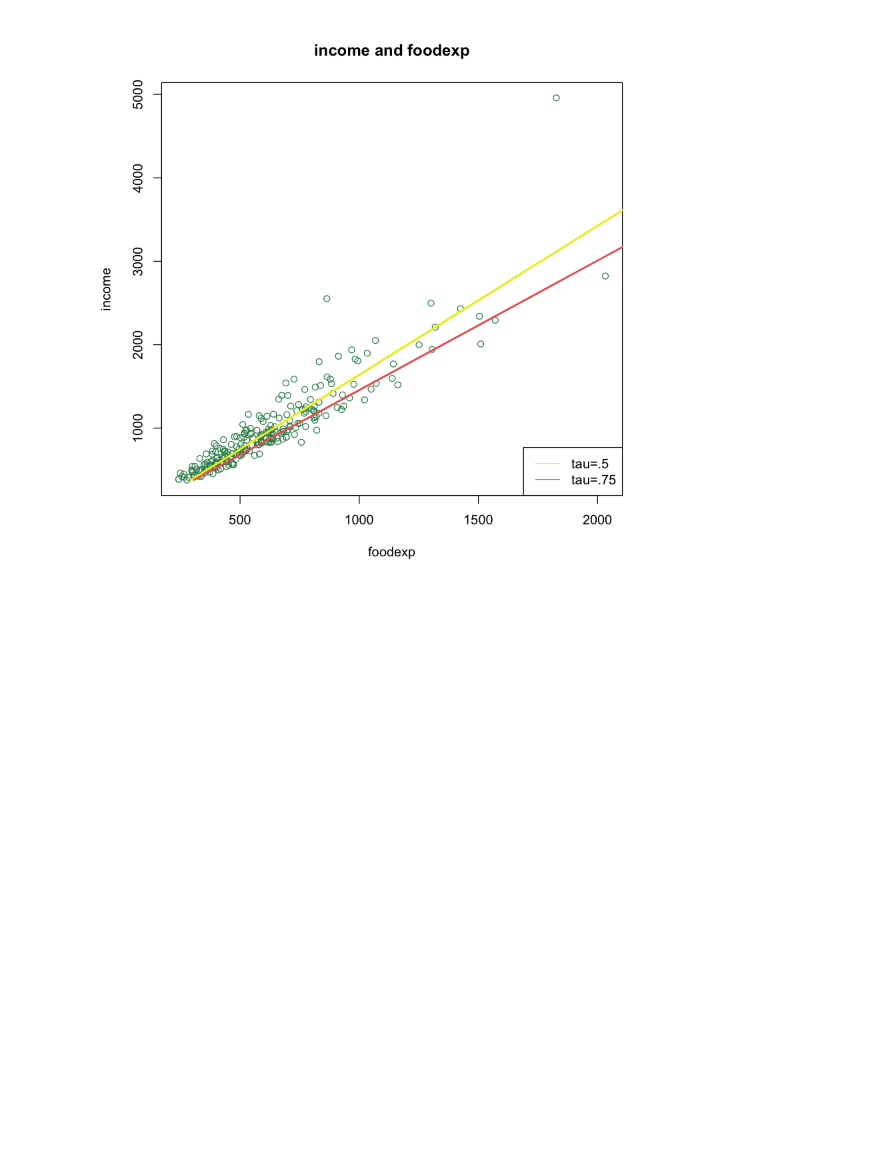
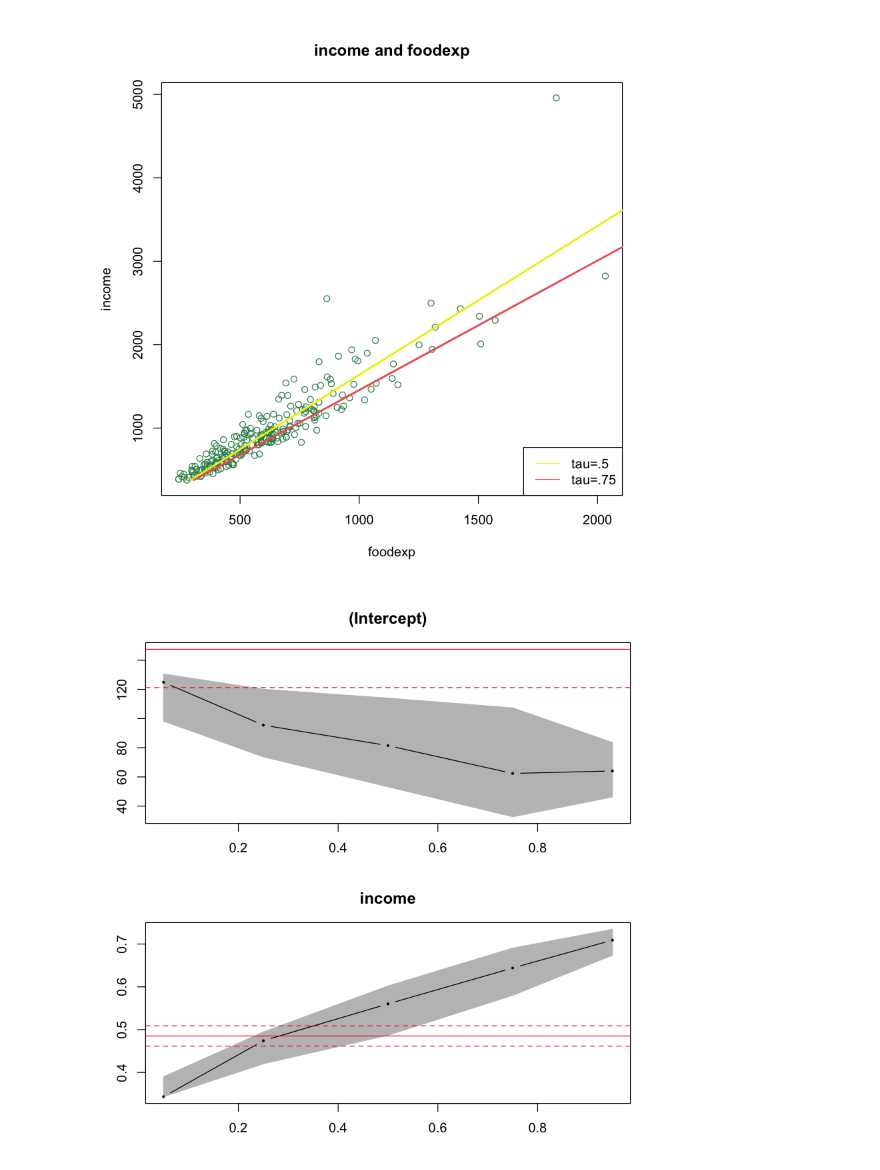
Before and after one commit to MWang93/Self-Study, a Jupyter notebook: Quantile Regression.ipynb, the cells around one changed output. Drawn from its saved outputs; the diff is of its cells as text; code cells hidden in the pictures; blank space fills up the shorter version.

```diff
--- a/Quantile Regression.ipynb
+++ b/Quantile Regression.ipynb
@@ -51,3 +51,8 @@ legend("bottomright", c("tau=.5","tau=.75"), lty=c(1,1),
        col=c("#EEEE00","#EE6363"))
 # %% [output]
 [figure]
+# %%
+fit = rq(foodexp ~ income, tau = c(0.05,0.25,0.5,0.75,0.95), data = engel)
+plot(summary(fit))
+# %% [output]
+[figure, added]
```
Also changed, not shown: parts of 2 cells of this notebook.
